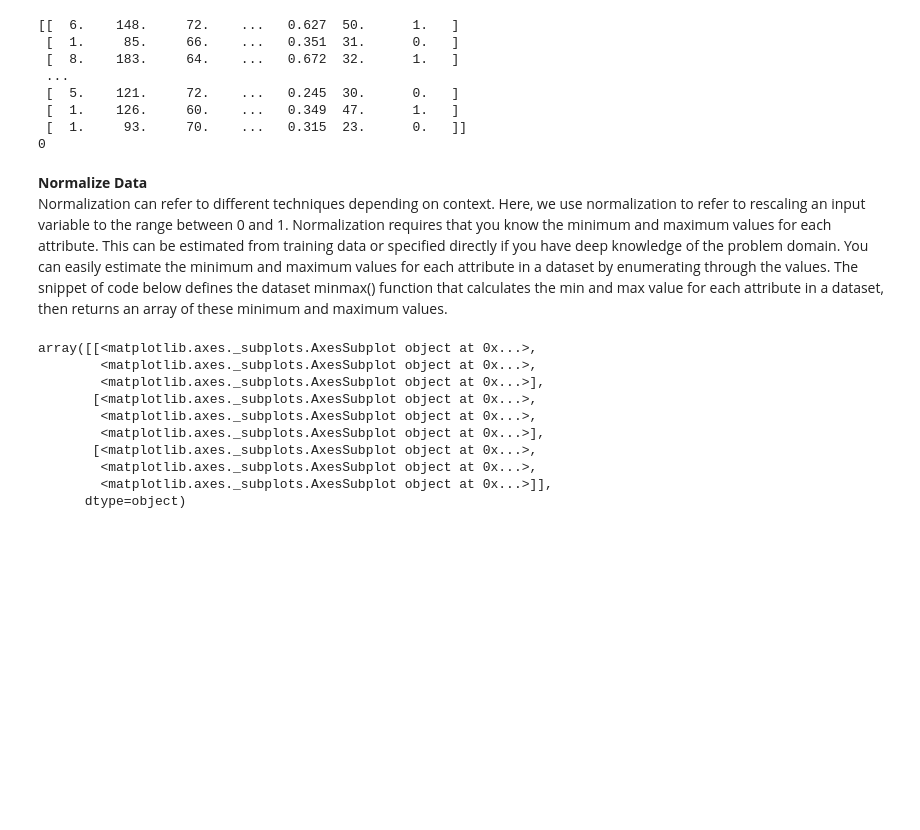
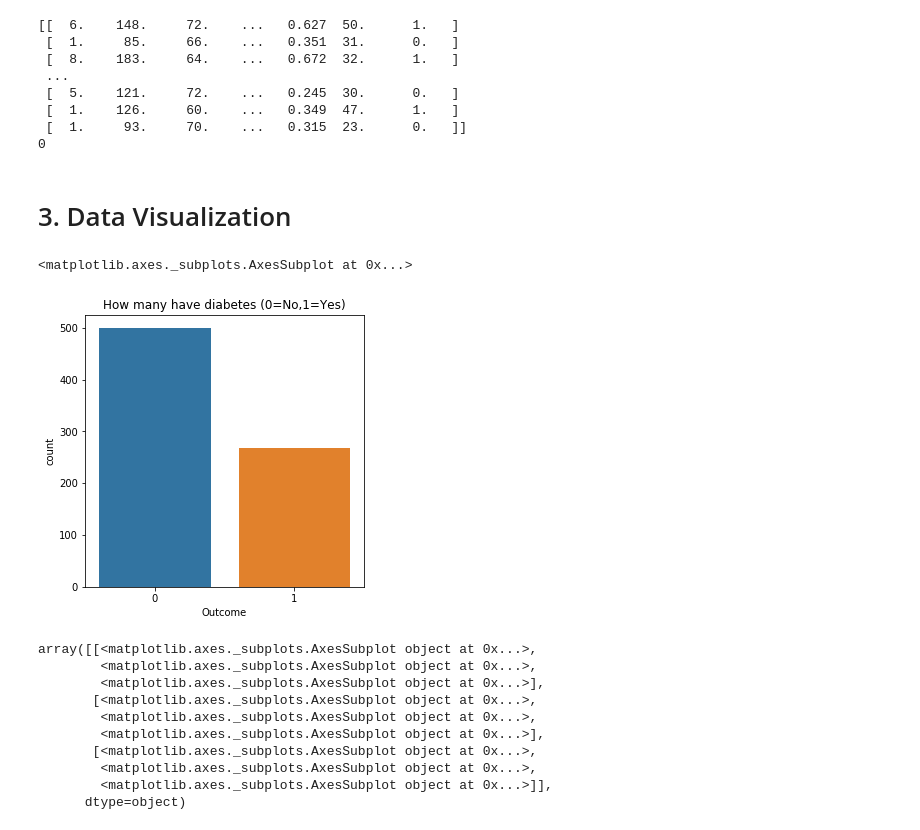
Before and after one commit to kp-algomaster/Data_PreProcessing_with_Python, a Jupyter notebook: data_pre-processing.ipynb, the cells around one changed output. Cells and saved outputs as stored; diff of their text form; code cells hidden in the pictures; blank space fills up the shorter version.

```diff
--- a/data_pre-processing.ipynb
+++ b/data_pre-processing.ipynb
@@ -209,10 +275,18 @@ print(np.isnan(transformed_values).sum())
  [  1.    126.     60.    ...   0.349  47.      1.   ]
  [  1.     93.     70.    ...   0.315  23.      0.   ]]
 0
-# %% [markdown]
-**Normalize Data**<br>
-Normalization can refer to different techniques depending on context. Here, we use normalization to refer to rescaling an input variable to the range between 0 and 1. Normalization requires that you know the minimum and maximum values for each attribute.
-This can be estimated from training data or specified directly if you have deep knowledge of the problem domain. You can easily estimate the minimum and maximum values for each attribute in a dataset by enumerating through the values. The snippet of code below defines the dataset minmax() function that calculates the min and max value for each attribute in a dataset, then returns an array of these minimum and maximum values.
+# %% [markdown]
+# 3. Data Visualization
+# %%
+import matplotlib.pyplot as plt
+import seaborn as sns
+plt.figure(figsize=(5,5))
+plt.title('How many have diabetes (0=No,1=Yes)')
+locs, labels =plt.xticks()
+sns.countplot(pima_df['Outcome'])
+# %% [output]
+<matplotlib.axes._subplots.AxesSubplot at 0x...>
+[figure, added]
 # %%
 pima_df.hist(figsize=(10,8))
 # %% [output]
```
Also changed, not shown: parts of 28 cells of this notebook.
